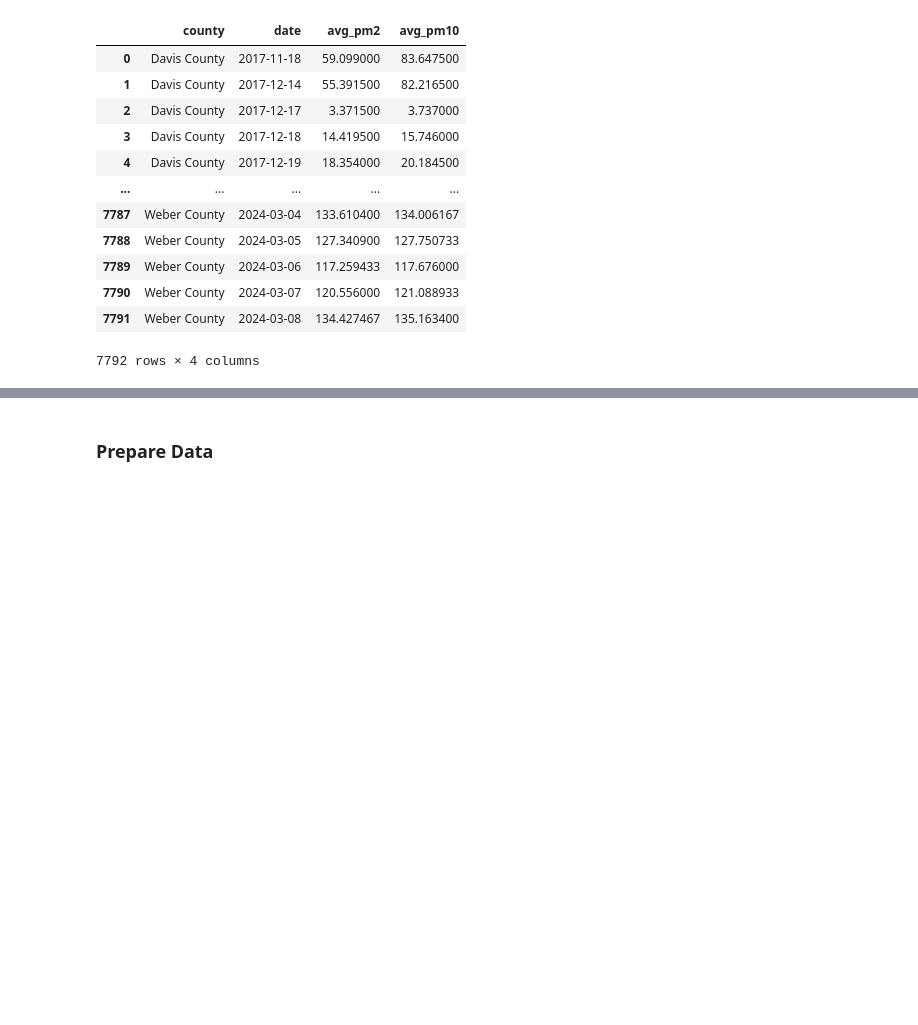
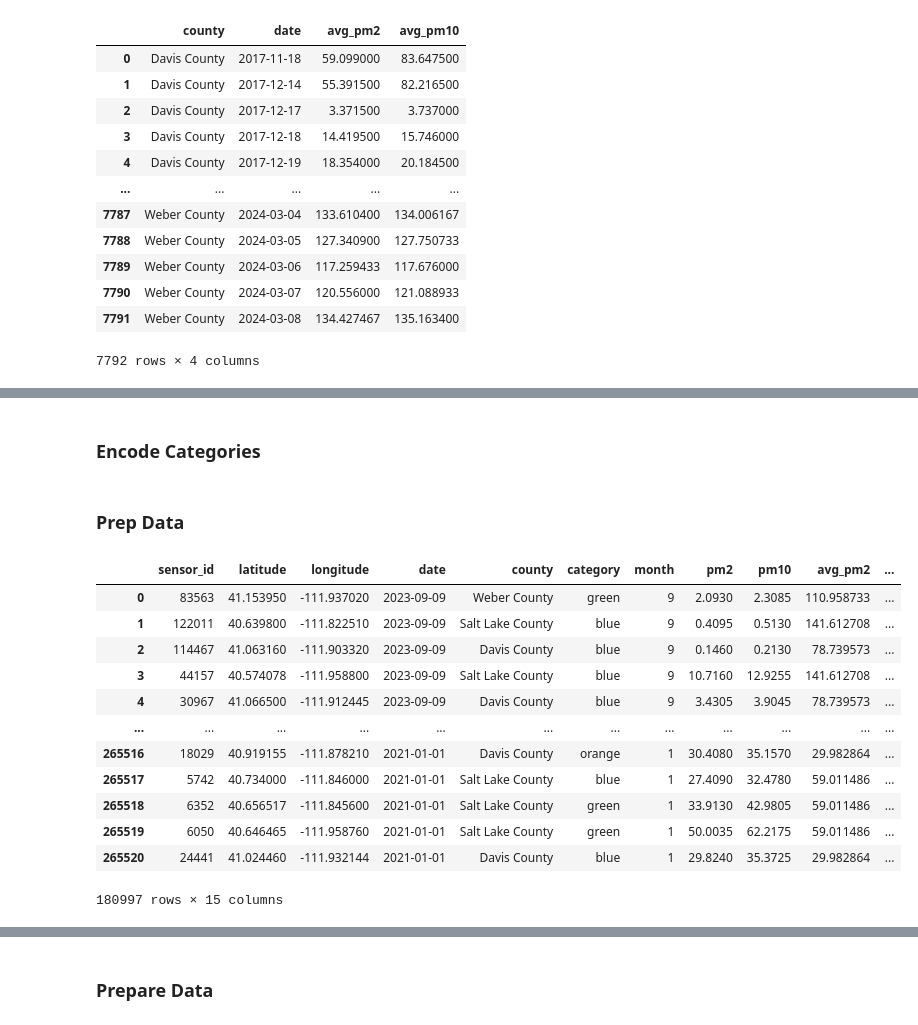
Before and after one commit to jaredfeldman/AI4AQ, a Jupyter notebook: flask_app/jupyter/ai_sensor_model.ipynb, the cells around one changed output, grey strips where cells are left out. Saved outputs shown, nothing was run; the diff lists cells and outputs as text; code cells hidden in the pictures; blank space fills up the shorter version.

```diff
--- a/flask_app/jupyter/ai_sensor_model.ipynb
+++ b/flask_app/jupyter/ai_sensor_model.ipynb
@@ -145,0 +107,2 @@ encode_cols = ['county_encoded','category_encoded','month']
+# %%
+joined_gdf_finalx = joined_gdf_finalx.loc[joined_gdf_finalx.date >= '2021-01-01']
@@ -145,0 +136,29 @@ encode_cols = ['county_encoded','category_encoded','month']
+# %%
+from sklearn.neighbors import NearestNeighbors
+import numpy as np
+
+# Placeholder for results
+nearest_pm10 = []
+
+for date, group in joined_gdf_finalx.groupby('date'):
+    # Extract coordinates and pm2.5 values
+    coords = group[['latitude', 'longitude']].values
+    pm10_values = group['pm10'].values
+
+    # NearestNeighbors model, looking for the 2 closest neighbors
+    nbrs = NearestNeighbors(n_neighbors=2, algorithm='ball_tree').fit(coords)
+    distances, indices = nbrs.kneighbors(coords)
+
+    # The nearest sensor (excluding itself) is at index 1 (0 is the sensor itself)
+    nearest_indices = indices[:, 1]
+
+    # Retrieve the pm2.5 values of the nearest sensors
+    nearest_pm10_values = pm10_values[nearest_indices]
+
+    # Append to our placeholder
+    nearest_pm10.extend(nearest_pm10_values)
+
+# Add the nearest sensor's pm2.5 value as a new column in the original DataFrame
+joined_gdf_finalx['nearest_pm10'] = nearest_pm10
+# %% [markdown]
+### Encode Categories
@@ -145,0 +172,21 @@ encode_cols = ['county_encoded','category_encoded','month']
+# %% [markdown]
+### Prep Data
+# %%
+df = df.loc[df.pm2<125]
+df = df.loc[df.pm10<125]
+df
+#df = df.loc[df.avg_pm2<35]
+# %% [output]
+|  | sensor_id | latitude | longitude | date | county | category | month | pm2 | pm10 | avg_pm2 | ... |
+| 0 | 83563 | 41.153950 | -111.937020 | 2023-09-09 | Weber County | green | 9 | 2.0930 | 2.3085 | 110.958733 | ... |
+| 1 | 122011 | 40.639800 | -111.822510 | 2023-09-09 | Salt Lake County | blue | 9 | 0.4095 | 0.5130 | 141.612708 | ... |
+| 2 | 114467 | 41.063160 | -111.903320 | 2023-09-09 | Davis County | blue | 9 | 0.1460 | 0.2130 | 78.739573 | ... |
+| 3 | 44157 | 40.574078 | -111.958800 | 2023-09-09 | Salt Lake County | blue | 9 | 10.7160 | 12.9255 | 141.612708 | ... |
+| 4 | 30967 | 41.066500 | -111.912445 | 2023-09-09 | Davis County | blue | 9 | 3.4305 | 3.9045 | 78.739573 | ... |
+| ... | ... | ... | ... | ... | ... | ... | ... | ... | ... | ... | ... |
+| 265516 | 18029 | 40.919155 | -111.878210 | 2021-01-01 | Davis County | orange | 1 | 30.4080 | 35.1570 | 29.982864 | ... |
+| 265517 | 5742 | 40.734000 | -111.846000 | 2021-01-01 | Salt Lake County | blue | 1 | 27.4090 | 32.4780 | 59.011486 | ... |
+| 265518 | 6352 | 40.656517 | -111.845600 | 2021-01-01 | Salt Lake County | green | 1 | 33.9130 | 42.9805 | 59.011486 | ... |
+| 265519 | 6050 | 40.646465 | -111.958760 | 2021-01-01 | Salt Lake County | green | 1 | 50.0035 | 62.2175 | 59.011486 | ... |
+| 265520 | 24441 | 41.024460 | -111.932144 | 2021-01-01 | Davis County | blue | 1 | 29.8240 | 35.3725 | 29.982864 | ... |
+180997 rows × 15 columns
```
Also changed, not shown: parts of 59 cells of this notebook, 8 other files.
